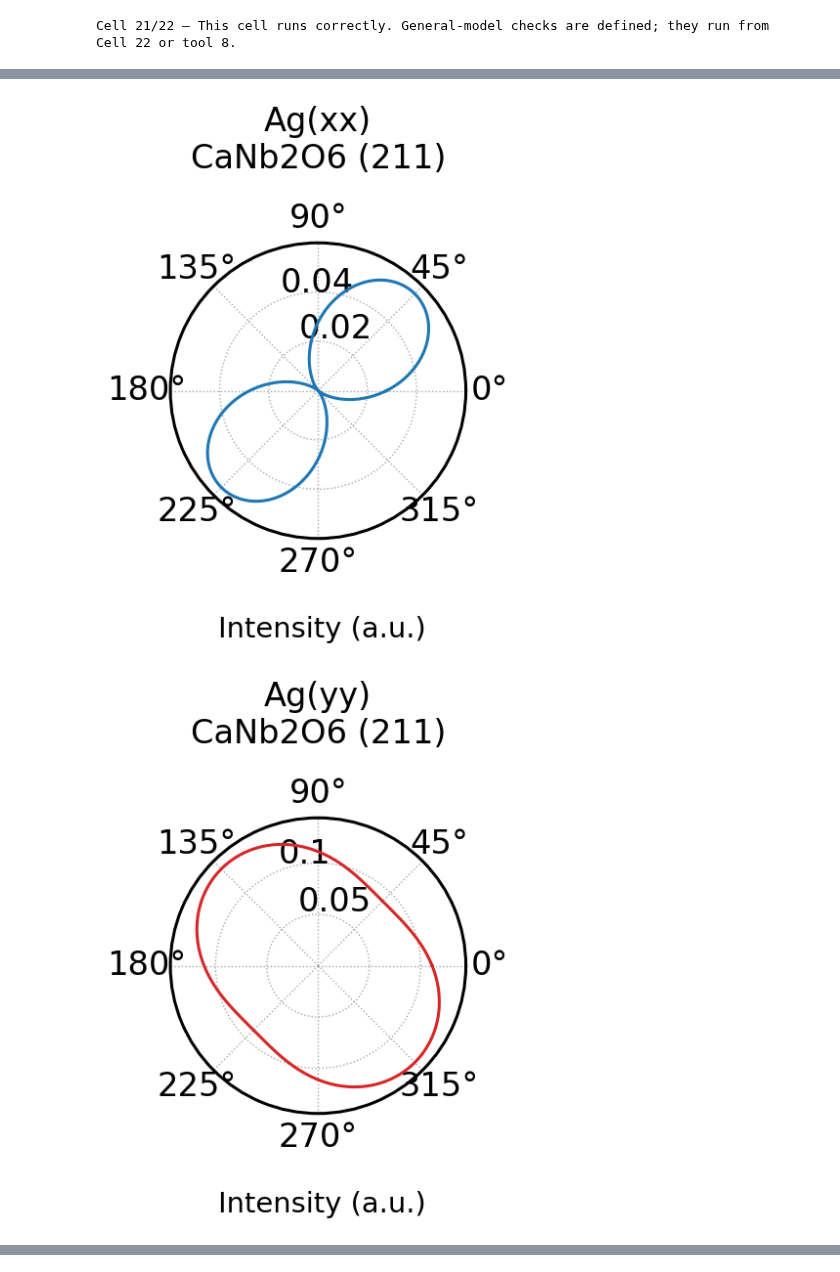
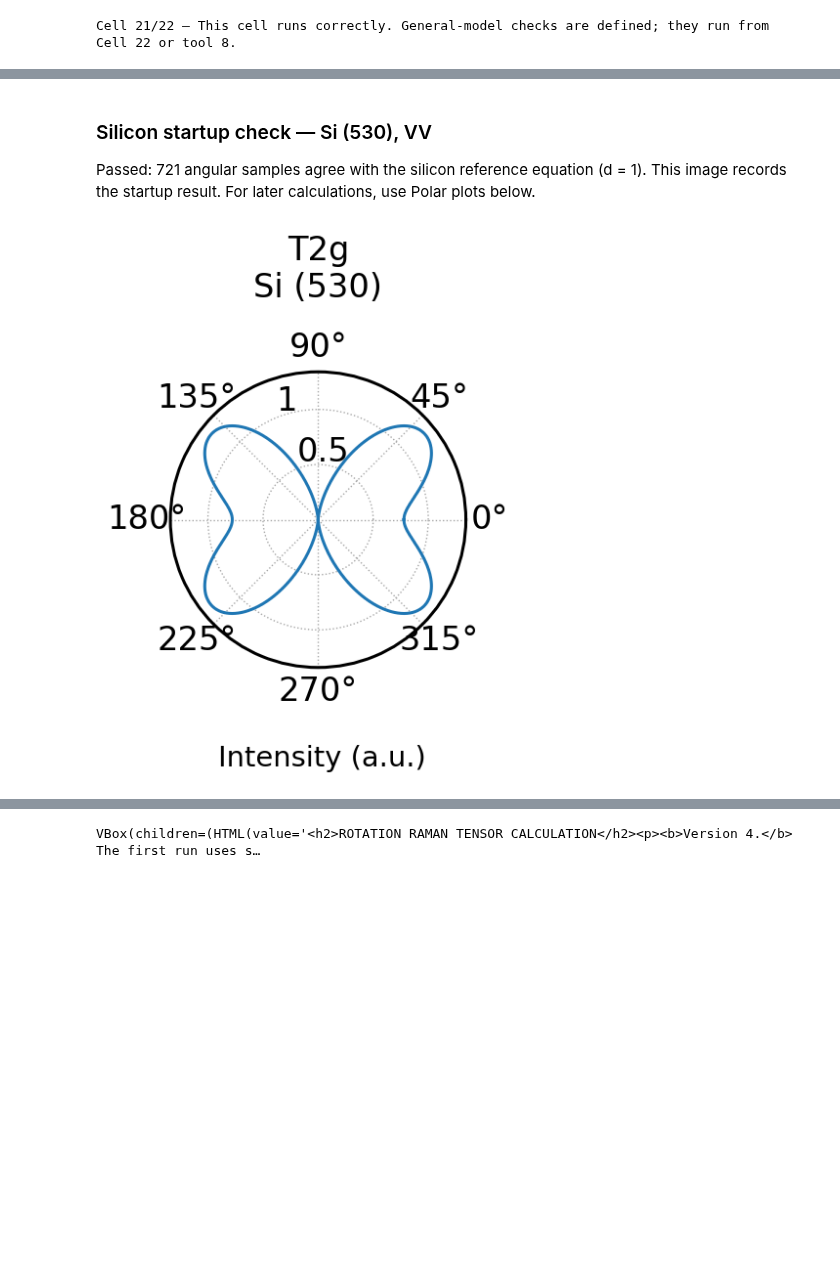
Before and after one commit to Faizal-07-script/rotation-raman-tensor-calculation, a Jupyter notebook: dist/downloads/ROTATION_RAMAN_TENSOR_CALCULATION.ipynb, the cells around one changed output, grey strips where cells are left out. Saved outputs shown, nothing was run; the diff lists cells and outputs as text; code cells hidden in the pictures; blank space fills up the shorter version.

Commit message:
Start Python notebook with validated silicon VV polar plot

```diff
--- a/dist/downloads/ROTATION_RAMAN_TENSOR_CALCULATION.ipynb
+++ b/dist/downloads/ROTATION_RAMAN_TENSOR_CALCULATION.ipynb
@@ -5134,7 +5142,7 @@ model_pick = dropdown(
     "1.1 Tensor model",
 )
 optics_pick = dropdown(
-    [(label, key) for key, label in GENERAL_PROFILES.items()], "CUBIC_SIGMA", "1.2 Optical method"
+    [(label, key) for key, label in GENERAL_PROFILES.items()], "CUBIC_VV", "1.2 Optical method"
 )
 example_pick = dropdown(
     [
@@ -5145,14 +5153,14 @@ example_pick = dropdown(
         ("Monolayer MoS2 circular-channel reference", "CIRCULAR_MOS2"),
         ("Silicon (530), VV reference frame", "SI_530"),
     ],
-    "SLIDE",
+    "SI_530",
     "1.3 Example",
 )
 load_example_button = widgets.Button(
     description="1.4 Load selected example", layout=widgets.Layout(width="260px")
 )
 case_label = widgets.Text(
-    value="Ag components on the (211) reference frame",
+    value="Silicon (530), VV reference frame",
     description="1.5 Case label",
     style=STYLE,
     layout=widgets.Layout(width="800px", max_width="100%"),
@@ -7831,5 +7839,7 @@ Show one interface with component plots and detailed mathematical outputs.
 # %%
-"""Display the calculator and load the example."""
+"""Check silicon, display its polar plot, then open the calculator."""
+
+from IPython.display import Image
 
 crystal_inputs = widgets.VBox(
     [
@@ -7890,7 +7900,7 @@ optical_guide_panel.selected_index = None
 app_view = widgets.VBox(
     [
         widgets.HTML(
-            "<h2>ROTATION RAMAN TENSOR CALCULATION</h2><p><b>Version 4.</b> The (211) example is ready to inspect. To use your own inputs, follow tools 1–5, press 6 to calculate, then use 7 to download. Tools 8–10 provide validation, comparisons and the silicon benchmark. Input formats and example values are listed above.</p>"
+            "<h2>ROTATION RAMAN TENSOR CALCULATION</h2><p><b>Version 4.</b> The first run uses silicon (530), VV. To use your own inputs, follow tools 1–5, press 6 to calculate, then use 7 to download. Tools 8–10 provide validation, comparisons and the silicon benchmark. Input formats and example values are listed above.</p>"
         ),
         model_pick,
         optics_pick,
@@ -7969,7 +7979,6 @@ def start_application():
     for control in [cubic_d, cubic_points]:
         control.observe(invalidate_cubic, names="value")
     ui["wired"] = True
-    display(app_view)
     with sources_out:
         display(
             Markdown(
@@ -7984,15 +7993,38 @@ def start_application():
                 "The style follows the supplied screenshots. Material symmetry, complex coefficients, lattice metric, surface orientation and optical states all enter the calculation."
             )
         )
-    load_configuration(slide_component_config())
+    load_configuration(cubic_fig1_config(3, "VV"))
     on_run()
-    if state["last_error"] is not None: raise RuntimeError(state["last_error"])
+    if state["last_error"] is not None:
+        raise RuntimeError(state["last_error"])
+    startup_theta = state["run"]["angles"]
+    startup_expected = np.sin(2 * startup_theta) ** 2 + (225 / 289) * np.cos(startup_theta) ** 4
+    np.testing.assert_allclose(
+        state["run"]["display_curves"]["T2g"], startup_expected, rtol=0, atol=1e-10,
+        err_msg="Silicon (530) VV startup check failed.",
+    )
     on_validate()
+    tabs.selected_index = tab_index["Polar plots"]
+    display(Markdown(
+        "### Silicon startup check — Si (530), VV\n\n"
+        "Passed: 721 angular samples agree with the silicon reference equation (d = 1). "
+        "This image records the startup result. For later calculations, use Polar plots below."
+    ))
+    for name, figure in state["figures"]:
+        if name.startswith("polar_"):
+            image_buffer = io.BytesIO()
+            figure.savefig(image_buffer, format="png", dpi=110, bbox_inches="tight",
+                           transparent=False, facecolor="white")
+            display(Image(data=image_buffer.getvalue()), metadata={
+                "raman_startup_plot": {"material": "Si", "surface": [5, 3, 0],
+                                       "optics": "CUBIC_VV", "channel": "T2g"}
+            })
+    display(app_view)
 
 
 start_application()
 
-print("Cell 22/22 — This cell runs correctly. The interface is displayed. Inspect Calculation status and Validation for result checks.")
+print("Cell 22/22 — This cell runs correctly. The silicon startup check passed; its polar plot and the interface are displayed. Inspect Validation for model checks.")
 # %% [output]
 PASS: 21 point groups: six-dimensional symmetric basis, 132 covariance checks and 66 irrep-character checks.
 PASS: Quarter-wave-plate source: Q, Q.T, incident σ⁺, analyzer reference and complex-tensor intensity match the uploaded notebook.
@@ -8044,32 +8076,34 @@ Cells 6-11 intermittently call <σ⁻|R|σ⁺> R+-; this report consistently wri
 $$U_\sigma^\dagger U_\sigma=I_2$$
 
 
 
 **Result:** passed
 
 
 
 Evidence: {"kind": "symbolic", "identities": 4, "residuals": ["0", "0", "0", "0"], "residual_latex": ["0", "0", "0", "0"]}
 
 
 
 ### K02 — Explicit quarter-wave-plate matrix
 
 
 
 **Source:** Cell 4
 
 **Scope:** QWP source reference model
 
 **Purpose:** Detect an axis-angle or retardance sign error before scattering.
 
 **Procedure:** Compare the implemented plate with the matrix printed in the source.
 
 
 
 $$Q=\frac12\begin{pmatrix}1+i&-1+i\\-1+i&1+i\end{pmatrix}$$
 
 
 
+### Silicon startup check — Si (530), VV
+
+Passed: 721 angular samples agree with the silicon reference equation (d = 1). This image records the startup result. For later calculations, use Polar plots below.
-[figure, old version]
+[figure, new version]
-[figure, removed]
@@ -8076,0 +8110 @@ $$Q=\frac12\begin{pmatrix}1+i&-1+i\\-1+i&1+i\end{pmatrix}$$
+VBox(children=(HTML(value='<h2>ROTATION RAMAN TENSOR CALCULATION</h2><p><b>Version 4.</b> The first run uses s…
```
Also changed, not shown: parts of 3 cells of this notebook, 23 other files.
